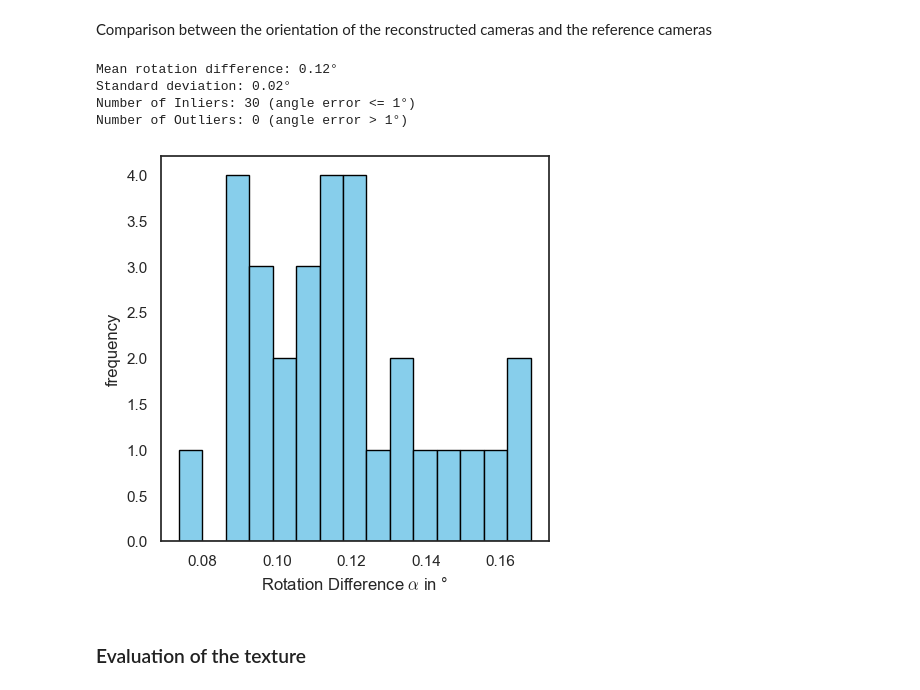
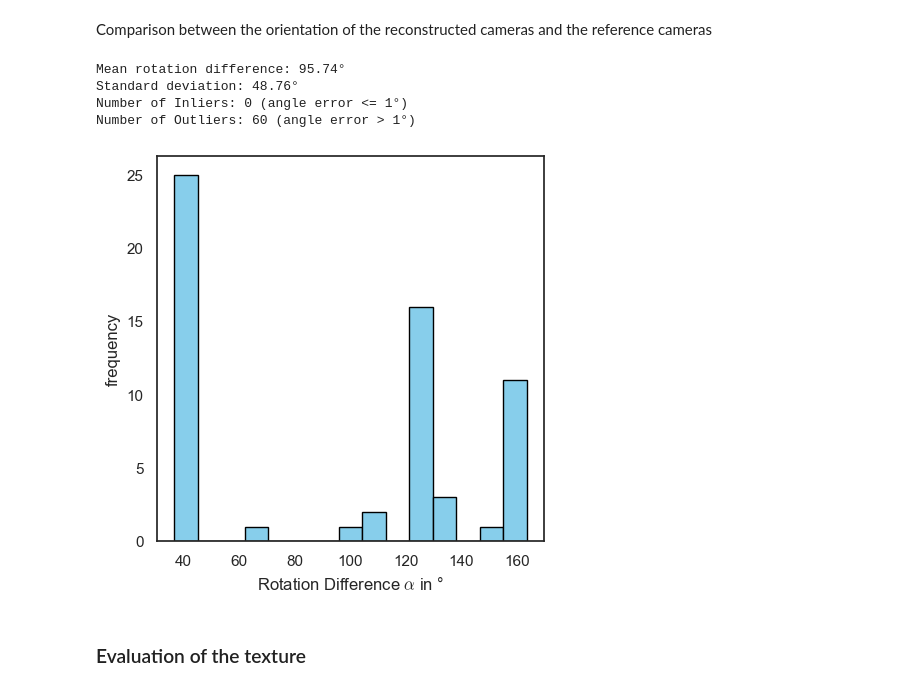
Before and after one commit to tobiashead/synthetic-pipeline-for-3d-reconstruction-of-falling-particles, a Jupyter notebook: pipeline_evaluation.ipynb, the cells around one changed output. Drawn from its saved outputs; the diff is of its cells as text; code cells hidden in the pictures.

```diff
--- a/pipeline_evaluation.ipynb
+++ b/pipeline_evaluation.ipynb
@@ -16,7 +20,7 @@ import shutil
 # %% [markdown]
 ### Set Output Path
 # %%
-output_path = r'c:/Users/Tobias/Documents/Masterarbeit_lokal/synthetic_pipeline/meshroom_data/Moving_MS_20_2_3cams_6'
+output_path = r'c:/Users/Tobias/Documents/Masterarbeit_lokal/synthetic_pipeline/meshroom_data/Moving_Dodekaeder_6cams_2'
 # %% [markdown]
 ### loading reconstructed data and generation informations
 # %%
@@ -325,15 +345,15 @@ Comparison between the orientation of the reconstructed cameras and the referenc
 # %%
 #don't know what i am exactly did here. @TODO: Control Calculation
 #--> calculate the smallest angle between the rotations using quaternions (should be semiliar to DOI:10.3390/jimaging4080098)
 importlib.reload(sys.modules['src.CameraPositionEvaluation']) if 'src.CameraPositionEvaluation' in sys.modules else None
 from src.CameraPositionEvaluation import OrientationError
-OrientationError(Rx,Ry)
+OrientationError(Rx,Ry,outlier_criterion_angle = 1)
 # %% [output]
-Mean rotation difference: 0.12°
-Standard deviation: 0.02°
-Number of Inliers: 30 (angle error <= 1°)
-Number of Outliers: 0 (angle error > 1°)
+Mean rotation difference: 95.74°
+Standard deviation: 48.76°
+Number of Inliers: 0 (angle error <= 1°)
+Number of Outliers: 60 (angle error > 1°)
-[figure, old version]
+[figure, new version]
 # %% [markdown]
 ### Evaluation of the texture
 # %% [markdown]
```
Also changed, not shown: parts of 16 cells of this notebook, 6 other files.
